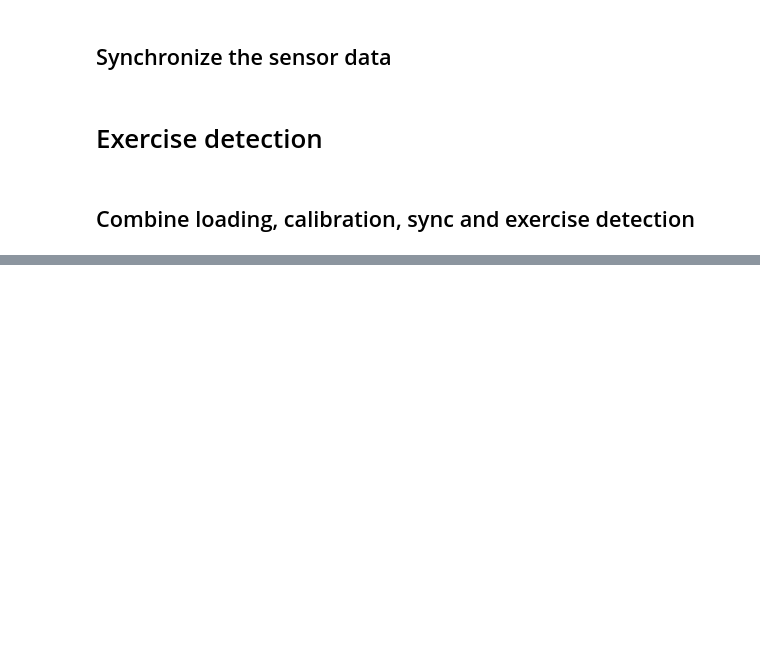
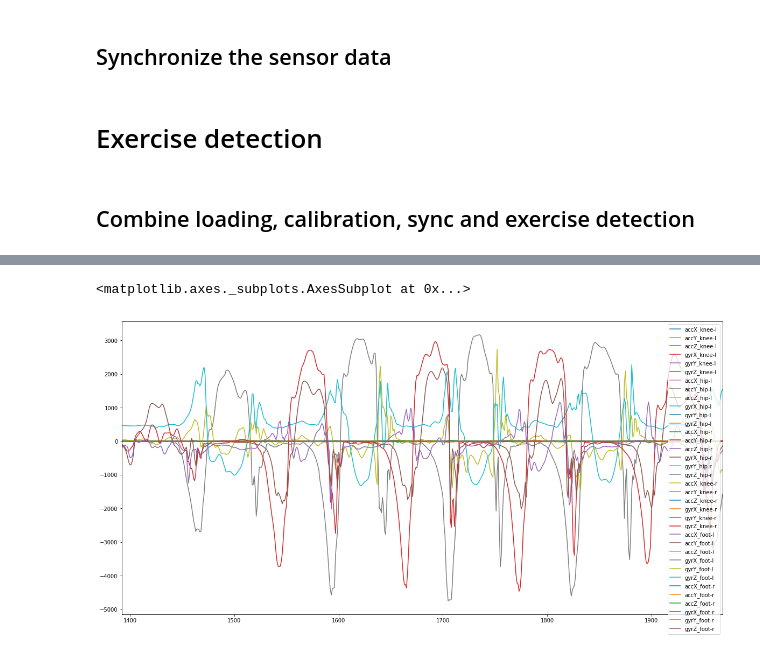
Before and after one commit to dkipping/gait-analysis, a Jupyter notebook: notebooks/second-measurement.ipynb, the cells around one changed output, grey strips where cells are left out. Cells and saved outputs as stored; diff of their text form; code cells hidden in the pictures; blank space fills up the shorter version.

```diff
--- a/notebooks/second-measurement.ipynb
+++ b/notebooks/second-measurement.ipynb
@@ -170,3 +197,8 @@ measurements = loadSyncedMeasurements(os.path.join('..', 'data', '24-06-19', 'de
+# %%
+measurements[1].plot(figsize=(20, 10))
+# %% [output]
+<matplotlib.axes._subplots.AxesSubplot at 0x...>
+[figure, added]
 # %%
 measurements[0]['accY_foot-r'].plot(figsize=(20, 10))
 # %% [output]
```
Also changed, not shown: parts of 5 cells of this notebook.
